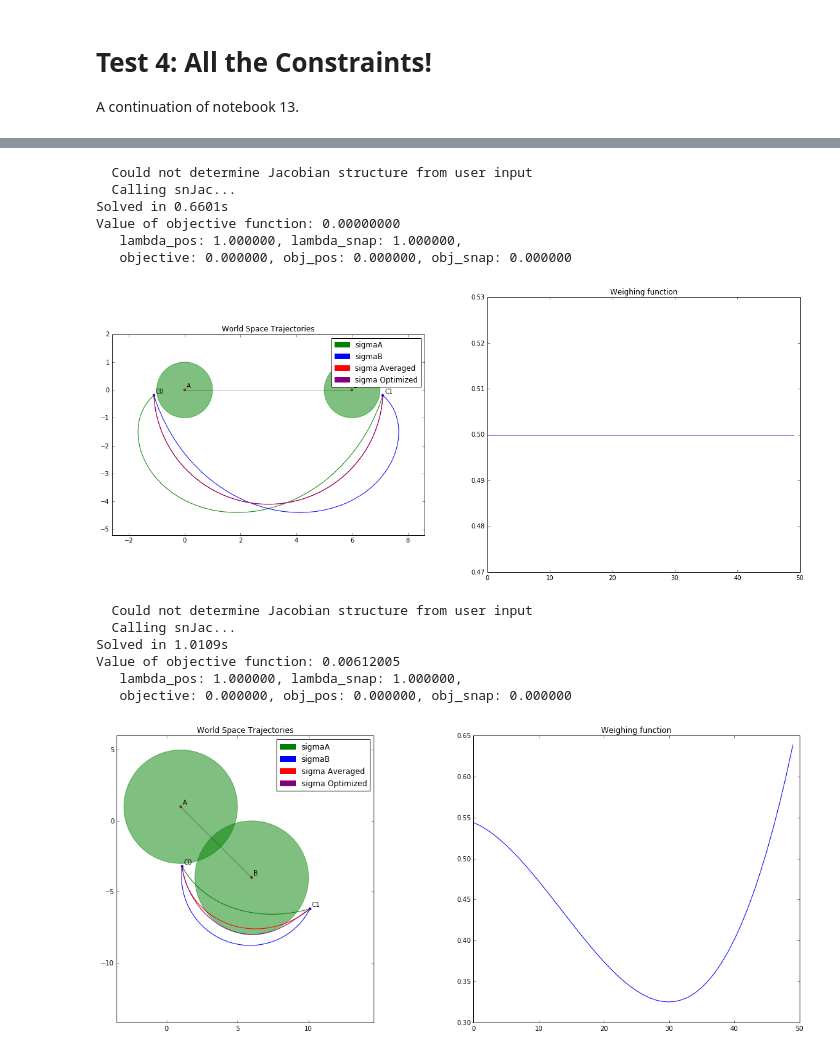
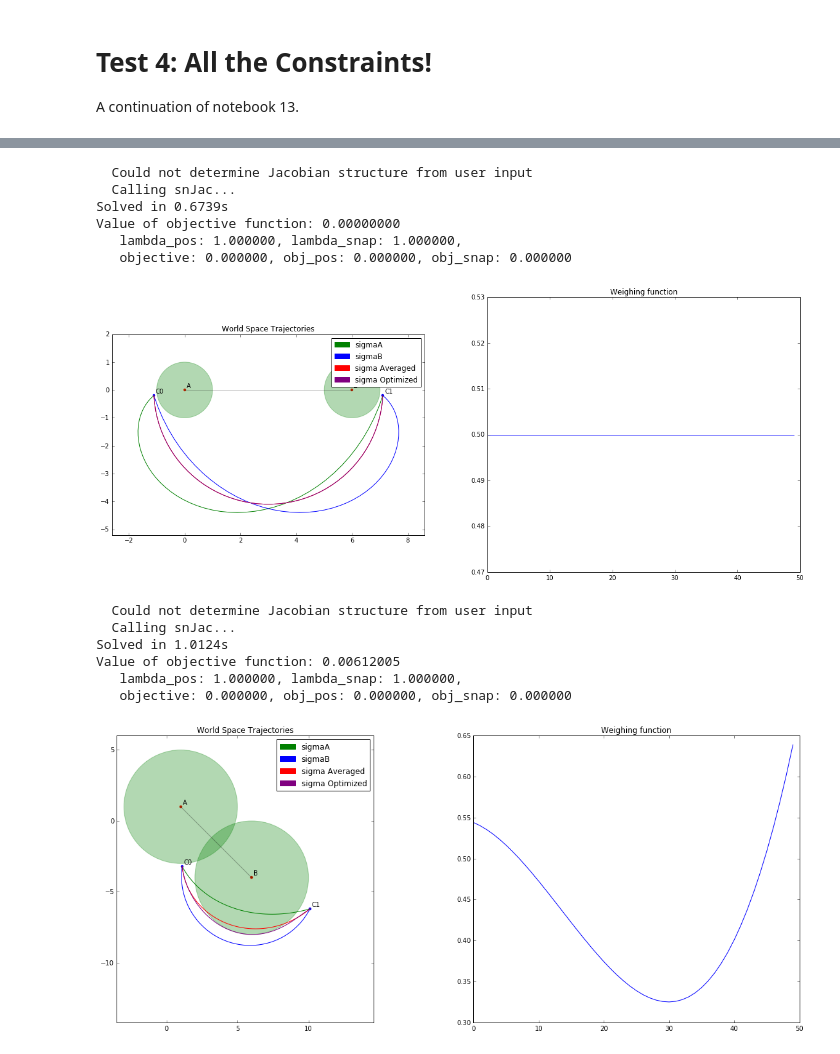
Before and after one commit to njoubert/spooky, a Jupyter notebook: experiments/ipython/15 - NJ - Optimizing all constraints and objectives of the blending function for two spherically interpolated trajectories.ipynb, the cells around one changed output, grey strips where cells are left out. Cells and saved outputs as stored; diff of their text form; code cells hidden in the pictures.

```diff
--- a/experiments/ipython/15 - NJ - Optimizing all constraints and objectives of the blending function for two spherically interpolated trajectories.ipynb
+++ b/experiments/ipython/15 - NJ - Optimizing all constraints and objectives of the blending function for two spherically interpolated trajectories.ipynb
@@ -37,8 +154,8 @@ def drawSetup(subfig, A, B, C0, C1, mindist, fudgeX=2, fudgeY_pos=2,fudgeY_neg=8
     subfig.add_artist(line_AB)
 
     # Draw Circles
-    circle_PA_1=plt.Circle(A,min_dist,color='g',alpha=0.5)
-    circle_PB_1=plt.Circle(B,min_dist,color='g',alpha=0.5)
+    circle_PA_1=plt.Circle(A,min_dist,color='g',alpha=0.3)
+    circle_PB_1=plt.Circle(B,min_dist,color='g',alpha=0.3)
 
     subfig.add_artist(circle_PA_1)
     subfig.add_artist(circle_PB_1)
@@ -98,7 +215,7 @@ def create_blended_trajectory(A, B, C0, C1, min_dist, blendOptimizer):
     f1 = fig.add_subplot(gs[0])
     f2 = fig.add_subplot(gs[1])
 
-    drawSetup(f1, A, B, C0, C1, min_dist,fudgeY_neg=(4+min_dist),fudgeY_pos=(1+min_dist),fudgeX=min_dist+0.5)
+    drawSetup(f1, A, B, C0, C1, min_dist,fudgeY_neg=(4+min_dist),fudgeY_pos=(3+min_dist),fudgeX=min_dist+0.5)
     f1.plot(sigmaA[:,0],       sigmaA[:,1],       c="green")
     f1.plot(sigmaB[:,0],       sigmaB[:,1],       c="blue")
     f1.plot(sigmaAvg[:,0],     sigmaAvg[:,1],     c="red")
@@ -695,31 +814,31 @@ personB  = np.array([6,0,0])     # person B position
 C0 = np.array([-1.1,-0.2,0])  # Starting camera position is *outside* of PA_1
 C1 = np.array([7.1,-0.2,0])    # Ending camera position
 
-create_blended_trajectory(personA, personB, C0, C1, min_dist,real_optimizer)
+create_blended_trajectory(personA, personB, C0, C1, min_dist,real_optimizer_unconstrained_at_endpoints)
 # %% [output]
   Could not determine Jacobian structure from user input
   Calling snJac...
-Solved in 0.6601s
+Solved in 0.6739s
 Value of objective function: 0.00000000
    lambda_pos: 1.000000, lambda_snap: 1.000000,
    objective: 0.000000, obj_pos: 0.000000, obj_snap: 0.000000
-[figure, old version]
+[figure, new version]
 # %%
 min_dist = 4                    # let's set a minimum distance of 1m
 personA  = np.array([1,1,0])     # person A position
 personB  = np.array([6,-4,0])     # person B position
 C0 = np.array([1.1,-3.2,0])  # Starting camera position is *outside* of PA_1
 C1 = np.array([10.1,-6.2,0])    # Ending camera position
 
-create_blended_trajectory(personA, personB, C0, C1, min_dist,real_optimizer)
+create_blended_trajectory(personA, personB, C0, C1, min_dist,real_optimizer_unconstrained_at_endpoints)
 # %% [output]
   Could not determine Jacobian structure from user input
   Calling snJac...
-Solved in 1.0109s
+Solved in 1.0124s
 Value of objective function: 0.00612005
    lambda_pos: 1.000000, lambda_snap: 1.000000,
    objective: 0.000000, obj_pos: 0.000000, obj_snap: 0.000000
-[figure, old version]
+[figure, new version]
 # %%
 min_dist = 4                    # let's set a minimum distance of 1m
 personA  = np.array([1,1,0])     # person A position
```
Also changed, not shown: parts of 12 cells of this notebook.
